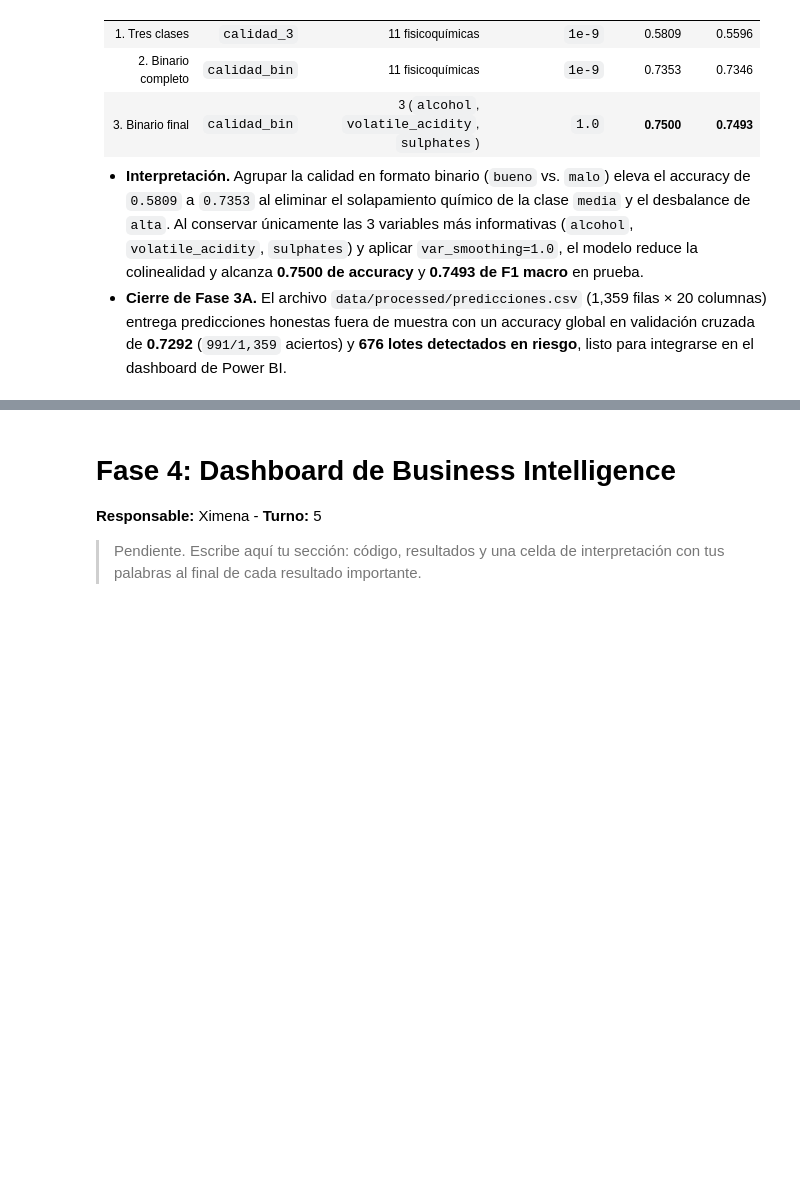
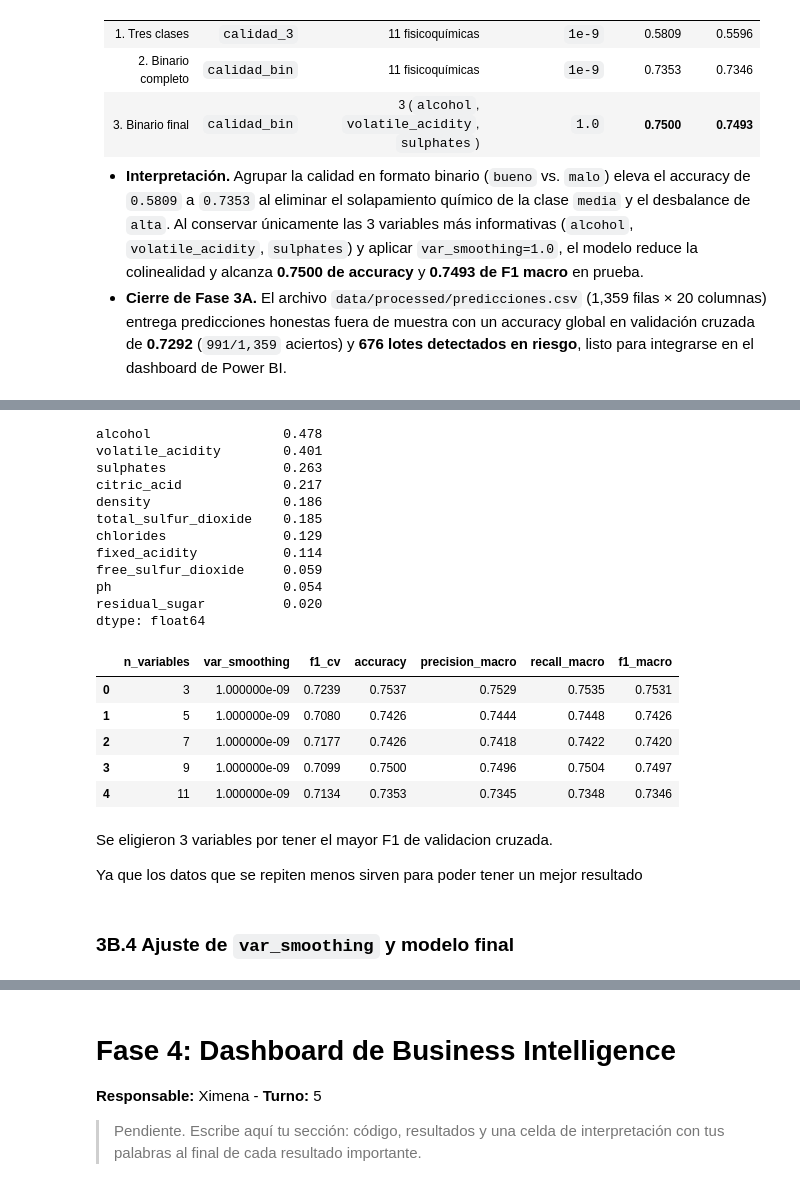
Before and after one commit to XimenaBecOliv07/Naive-Bayes, a Jupyter notebook: notebooks/NaiveBayes.ipynb, the cells around one changed output, grey strips where cells are left out. Cells and saved outputs as stored; diff of their text form; code cells hidden in the pictures; blank space fills up the shorter version.

```diff
--- a/notebooks/NaiveBayes.ipynb
+++ b/notebooks/NaiveBayes.ipynb
@@ -602,0 +607,18 @@ Coincide exactamente con data/processed/predicciones.csv: True
+# %%
+from sklearn.dummy import DummyClassifier
+from sklearn.metrics import precision_score, recall_score, ConfusionMatrixDisplay
+from sklearn.model_selection import cross_val_score, GridSearchCV
+import matplotlib.pyplot as plt
+
+X = df_modelo[VARIABLES_11]
+y = df_modelo["calidad_bin"]
+X_train, X_test, y_train, y_test = train_test_split(
+    X, y, test_size=0.20, stratify=y, random_state=42
+)
+
+base = DummyClassifier(strategy="most_frequent")
+base.fit(X_train, y_train)
+y_pred_base = base.predict(X_test)
+print("Prueba:", len(X_test), "lotes")
+print("Accuracy linea base:", round(accuracy_score(y_test, y_pred_base), 4))
+print("F1 macro linea base:", round(f1_score(y_test, y_pred_base, average="macro"), 4))
@@ -602,0 +636,19 @@ Coincide exactamente con data/processed/predicciones.csv: True
+# %%
+CV = StratifiedKFold(n_splits=5, shuffle=True, random_state=42)
+
+def evaluar(variables, var_smoothing=1e-9):
+    modelo = crear_pipeline(var_smoothing)
+    f1_cv = cross_val_score(modelo, X_train[variables], y_train, cv=CV, scoring="f1_macro").mean()
+    modelo.fit(X_train[variables], y_train)
+    y_pred = modelo.predict(X_test[variables])
+    return {
+        "n_variables": len(variables),
+        "var_smoothing": var_smoothing,
+        "f1_cv": round(float(f1_cv), 4),
+        "accuracy": round(accuracy_score(y_test, y_pred), 4),
+        "precision_macro": round(precision_score(y_test, y_pred, average="macro"), 4),
+        "recall_macro": round(recall_score(y_test, y_pred, average="macro"), 4),
+        "f1_macro": round(f1_score(y_test, y_pred, average="macro"), 4),
+    }
+
+evaluar(VARIABLES_11)
@@ -602,0 +667,33 @@ Coincide exactamente con data/processed/predicciones.csv: True
+# %%
+quality_train = df_modelo.loc[X_train.index, "quality"]
+corr_train = X_train.corrwith(quality_train).abs().sort_values(ascending=False)
+print(corr_train.round(3))
+
+tabla_k = pd.DataFrame([evaluar(list(corr_train.index[:k])) for k in [3, 5, 7, 9, 11]])
+tabla_k
+# %% [output]
+alcohol                 0.478
+volatile_acidity        0.401
+sulphates               0.263
+citric_acid             0.217
+density                 0.186
+total_sulfur_dioxide    0.185
+chlorides               0.129
+fixed_acidity           0.114
+free_sulfur_dioxide     0.059
+ph                      0.054
+residual_sugar          0.020
+dtype: float64
+|  | n_variables | var_smoothing | f1_cv | accuracy | precision_macro | recall_macro | f1_macro |
+| 0 | 3 | 1.000000e-09 | 0.7239 | 0.7537 | 0.7529 | 0.7535 | 0.7531 |
+| 1 | 5 | 1.000000e-09 | 0.7080 | 0.7426 | 0.7444 | 0.7448 | 0.7426 |
+| 2 | 7 | 1.000000e-09 | 0.7177 | 0.7426 | 0.7418 | 0.7422 | 0.7420 |
+| 3 | 9 | 1.000000e-09 | 0.7099 | 0.7500 | 0.7496 | 0.7504 | 0.7497 |
+| 4 | 11 | 1.000000e-09 | 0.7134 | 0.7353 | 0.7345 | 0.7348 | 0.7346 |
+# %% [markdown]
+
+Se eligieron 3 variables por tener el mayor F1 de validacion cruzada.
+
+Ya que los datos que se repiten menos sirven para poder tener un mejor resultado
+# %% [markdown]
+### 3B.4 Ajuste de `var_smoothing` y modelo final
```
Also changed, not shown: parts of 13 cells of this notebook.
